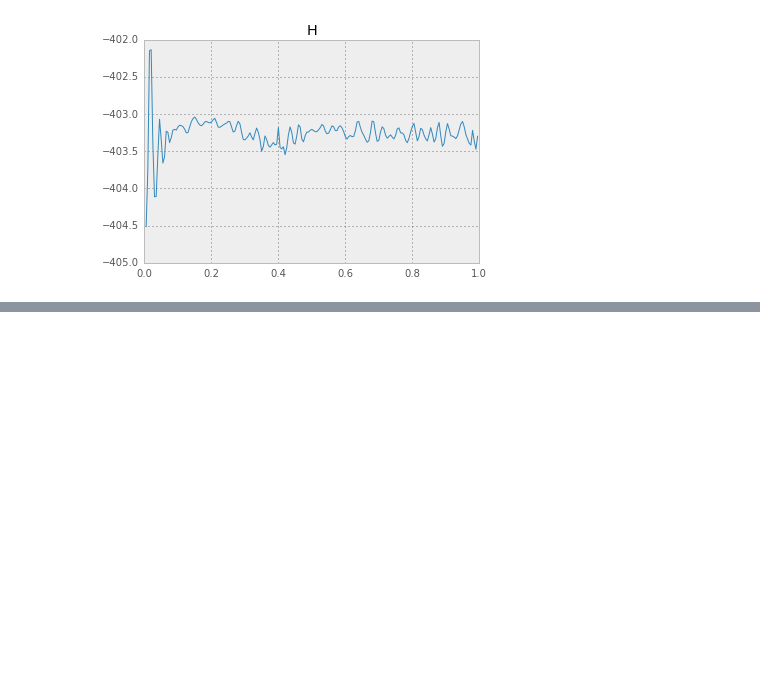
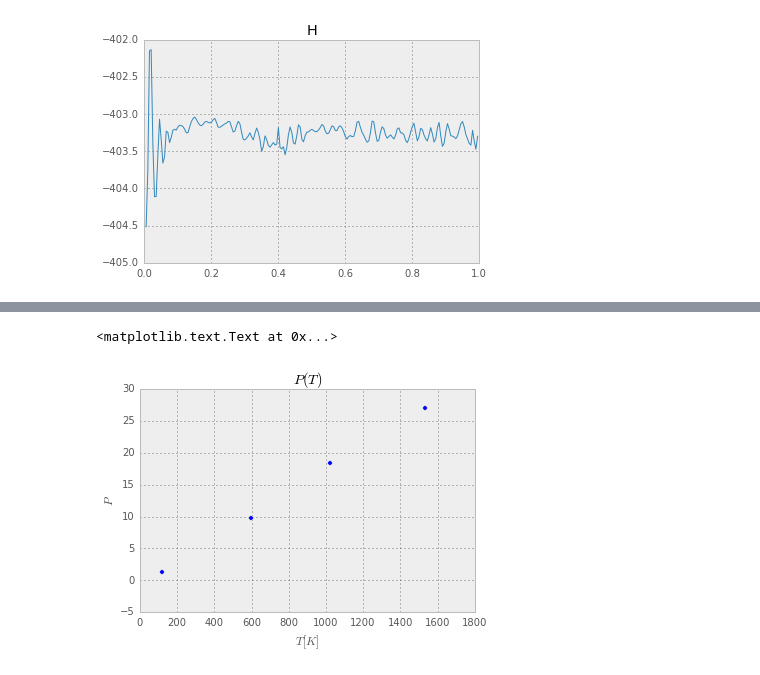
Before and after one commit to atteroTheGreatest/argon, a Jupyter notebook: simulation_analysis.ipynb, the cells around one changed output, grey strips where cells are left out. Drawn from its saved outputs; the diff is of its cells as text; code cells hidden in the pictures; blank space fills up the shorter version.

```diff
--- a/simulation_analysis.ipynb
+++ b/simulation_analysis.ipynb
@@ -96,15 +137,15 @@ $$p V = \frac{3}{2} N k T$$
 # %%
-def get_T_after_termalisation(basedir, output_suffix, termalization_threshold=100):
+def get_T_after_termalisation(basedir, output_suffix, termalization_threshold=100, second_threshold=2000):
     t_filename = [basedir + x for x in os.listdir(basedir) if output_suffix in x and 'temperature' in x][0]
     _, ts = load_from_file(t_filename)
 
-    return np.average(ts[termalization_threshold:])
+    return np.average(ts[termalization_threshold:second_threshold])
 
-def get_P_after_termalisation(basedir, output_suffix, termalization_threshold=100):
+def get_P_after_termalisation(basedir, output_suffix, termalization_threshold=100, second_threshold=2000):
     p_filename = [basedir + x for x in os.listdir(basedir) if output_suffix in x and 'P_' in x][0]
     _, ps = load_from_file(p_filename)
 
-    return np.average(ps[termalization_threshold:])
+    return np.average(ps[termalization_threshold:second_threshold])
 # %%
 import math
 import numpy as np
@@ -119,10 +160,10 @@ def compute_p(T):
     p = 3 / 2 * N * k * T / v
     return p
 
-def p_average_expected_to_temp(filename):
+def p_average_expected_to_temp(filename, second_threshold=2000):
     termalization_threshold = 100
-    average_p = get_P_after_termalisation('gas/', filename, termalization_threshold)
-    T_after_termalization = get_T_after_termalisation('gas/', filename, termalization_threshold)
+    average_p = get_P_after_termalisation('gas/', filename, termalization_threshold, second_threshold)
+    T_after_termalization = get_T_after_termalisation('gas/', filename, termalization_threshold, second_threshold)
 
     print 'Temperature after termalization:', T_after_termalization
     p = compute_p(T_after_termalization)
@@ -131,9 +172,8 @@ def p_average_expected_to_temp(filename):
 
 filenames = [
     '500Ksim_smaller_box.dat',
-    '71000Ksim.dat',
     '71500Ksim.dat',
     '72000Ksim.dat',
 ]
-for filename in filenames:
-    p_average_expected_to_temp(filename)
+Ts = []
+Ps = []
@@ -148,0 +182,9 @@ Average from simulation: 38.0144417529 vs Clapeyron: 23.7690090982
+# %%
+for filename in filenames:
+    p, _, T = p_average_expected_to_temp(filename)
+    Ps.append(p)
+    Ts.append(T)
+
+p, _, T = p_average_expected_to_temp('71000Ksim.dat', 500)
+Ps.append(p)
+Ts.append(T)
@@ -148,0 +200,8 @@ Average from simulation: 38.0144417529 vs Clapeyron: 23.7690090982
+# %%
+plt.scatter(Ts, Ps)
+plt.title(r'$P(T)$')
+plt.xlabel(r'$T [K]$')
+plt.ylabel(r'$P$')
+# %% [output]
+<matplotlib.text.Text at 0x...>
+[figure, added]
```
Also changed, not shown: parts of 21 cells of this notebook, 2 other files.
